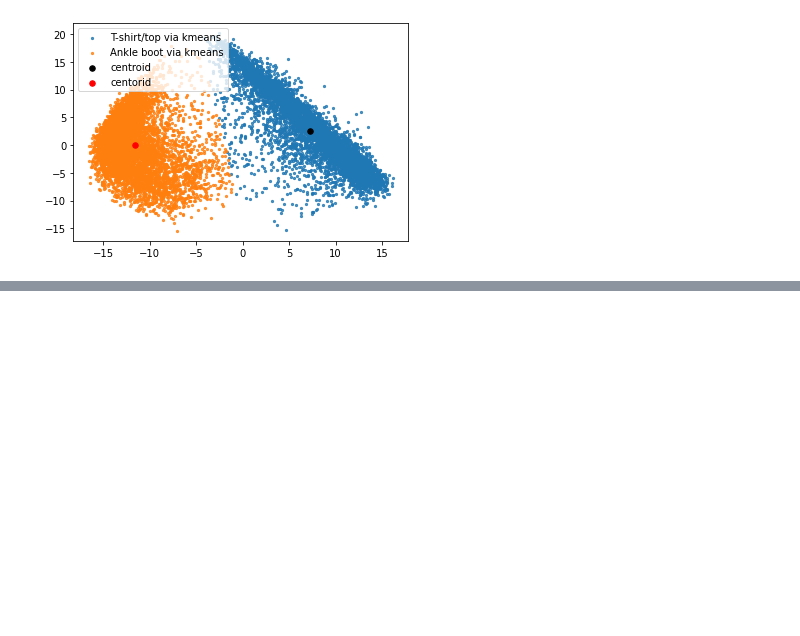
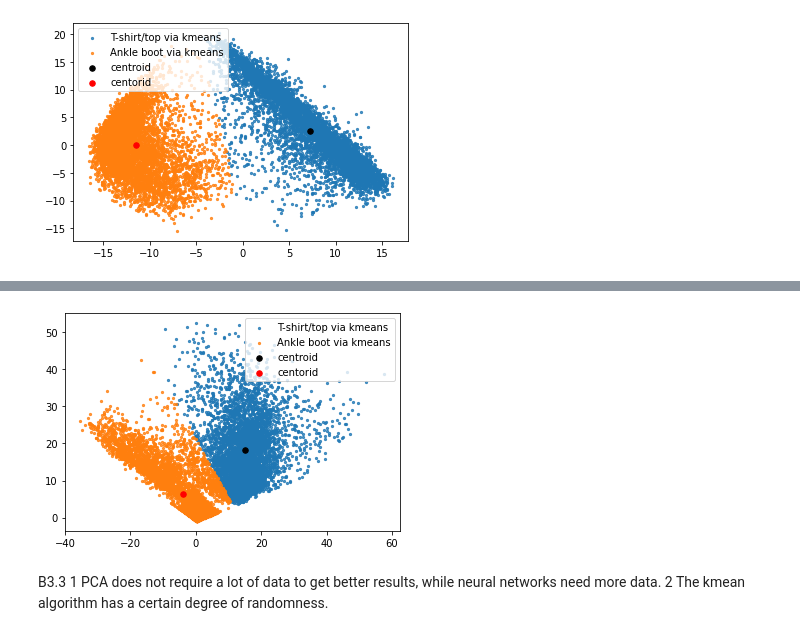
Before and after one commit to ZChen143/ML, a Jupyter notebook: ml.ipynb, the cells around one changed output, grey strips where cells are left out. Cells and saved outputs as stored; diff of their text form; code cells hidden in the pictures; blank space fills up the shorter version.

```diff
--- a/ml.ipynb
+++ b/ml.ipynb
@@ -631,0 +838,29 @@ plt.show()
+# %%
+all_data = np.array(data_class_9 + data_class_0)
+
+estimator = KMeans(n_clusters=2)
+estimator.fit(all_data)
+label_pred = estimator.labels_
+centroids = estimator.cluster_centers_
+inertia = estimator.inertia_
+# %%
+data_class_0 = []
+data_class_9 = []
+for i in range(0,len(all_data)):
+    if(label_pred[i] == 0):
+        data_class_0.append(all_data[i])
+    elif(label_pred[i] == 1):
+        data_class_9.append(all_data[i])
+# %%
+plt.scatter(pd.DataFrame(data_class_0)[:][0],pd.DataFrame(data_class_0)[:][1],s=5,alpha=0.8)
+plt.scatter(pd.DataFrame(data_class_9)[:][0],pd.DataFrame(data_class_9)[:][1],s=5,alpha=0.8)
+plt.scatter(centroids[0][0],centroids[0][1], s = 30, c ='k')
+plt.scatter(centroids[1][0],centroids[1][1], s = 30, c ='r')
+plt.legend([classes[0]+' via kmeans',classes[9]+' via kmeans', 'centroid','centorid'])
+plt.show()
+# %% [output]
+[figure, added]
+# %% [markdown]
+B3.3
+1 PCA does not require a lot of data to get better results, while neural networks need more data.
+2 The kmean algorithm has a certain degree of randomness.
```
Also changed, not shown: parts of 28 cells of this notebook.
